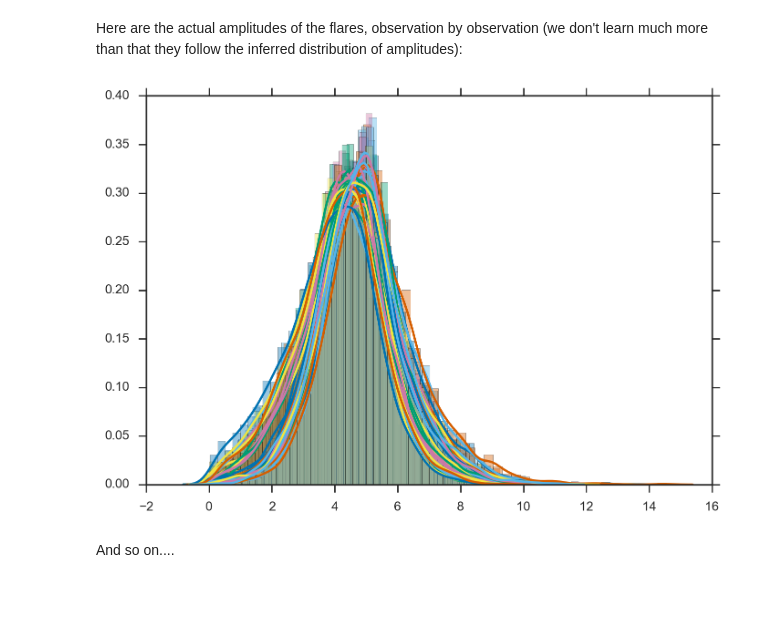
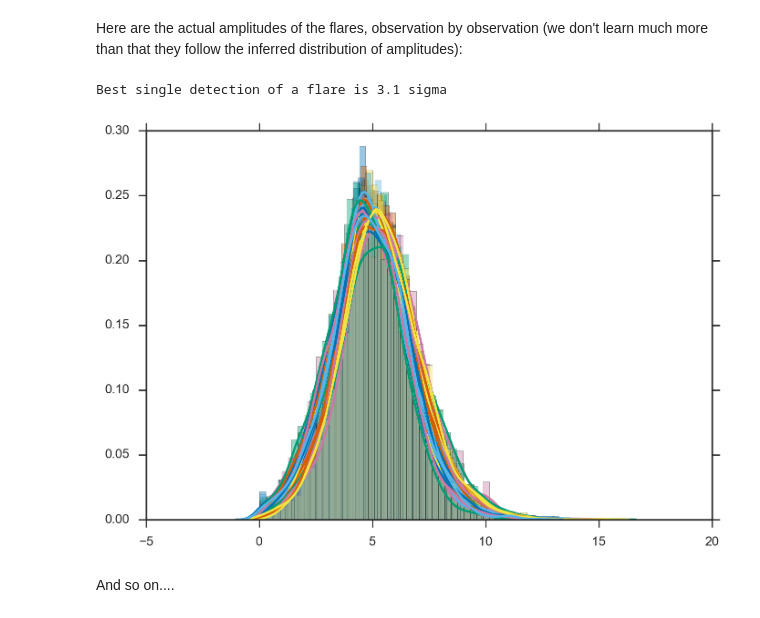
Before and after one commit to afcarl/ShatteringFlares, a Jupyter notebook: FlareSearch.ipynb, the cells around one changed output. Cells and saved outputs as stored; diff of their text form; code cells hidden in the pictures.

```diff
--- a/FlareSearch.ipynb
+++ b/FlareSearch.ipynb
@@ -138,9 +140,13 @@ axvline(1)
 # %% [markdown]
 Here are the actual amplitudes of the flares, observation by observation (we don't learn much more than that they follow the inferred distribution of amplitudes):
-# %%
-for i in range(len(ctdata)):
-    sns.distplot(chain['amp'][:,i])
-# %% [output]
-[figure, removed]
+# %%
+best_sigma = -np.inf
+for i in range(len(ctdata)):
+    sns.distplot(chain['amp'][:,i])
+    best_sigma = max(best_sigma, mean(chain['amp'][:,i])/std(chain['amp'][:,i]))
+print('Best single detection of a flare is {:.1f} sigma'.format(best_sigma))
+# %% [output]
+Best single detection of a flare is 3.1 sigma
+[figure, added]
 # %% [markdown]
 And so on....
```
Also changed, not shown: parts of 13 cells of this notebook.
